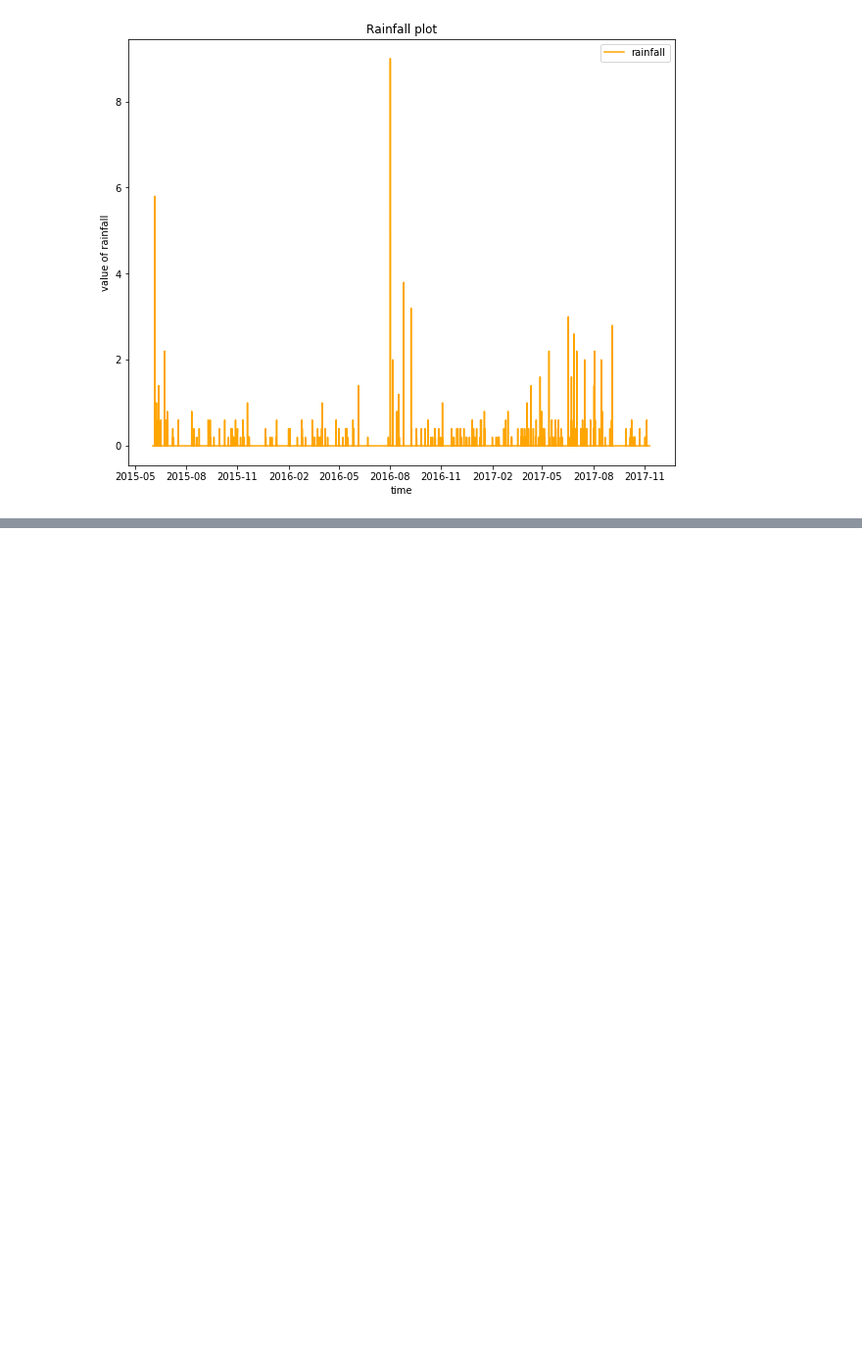
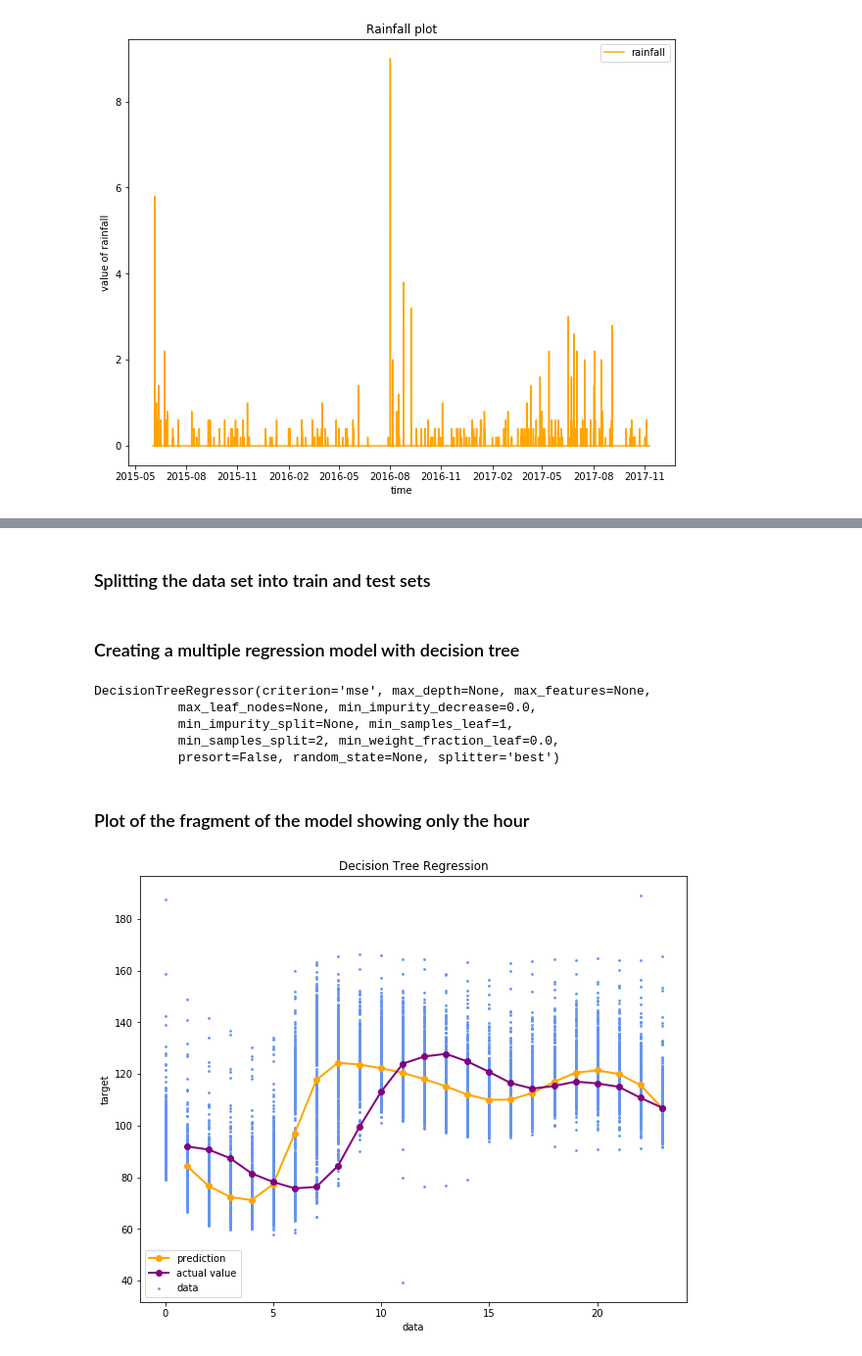
Before and after one commit to efemeryds/flow_exploration, a Jupyter notebook: notebooks/tree-regression-with-rainfall.ipynb, the cells around one changed output, grey strips where cells are left out. Shown at 98% size. Saved outputs shown, nothing was run; the diff lists cells and outputs as text; code cells hidden in the pictures; blank space fills up the shorter version.

```diff
--- a/notebooks/tree-regression-with-rainfall.ipynb
+++ b/notebooks/tree-regression-with-rainfall.ipynb
@@ -116,0 +169,41 @@ plt.show()
+# %% [markdown]
+### Splitting the data set into train and test sets
+# %%
+split_date = pd.datetime(2017,1,1,0,0)
+
+flow_training = flow_set.loc[flow_set['time'] <= split_date]
+flow_test = flow_set.loc[flow_set['time'] > split_date]
+# %%
+X_flow_training = flow_training[['hour','previous-rainfall']]
+Y_flow_training = flow_training['flow']
+X_flow_test = flow_test[['hour','previous-rainfall']]
+Y_flow_test = flow_test['flow']
+# %% [markdown]
+### Creating a multiple regression model with decision tree
+# %%
+regressor = DecisionTreeRegressor()
+regressor.fit(X_flow_training, Y_flow_training)
+# %% [output]
+DecisionTreeRegressor(criterion='mse', max_depth=None, max_features=None,
+           max_leaf_nodes=None, min_impurity_decrease=0.0,
+           min_impurity_split=None, min_samples_leaf=1,
+           min_samples_split=2, min_weight_fraction_leaf=0.0,
+           presort=False, random_state=None, splitter='best')
+# %%
+predict = regressor.predict(X_flow_test)
+# %% [markdown]
+### Plot of the fragment of the model showing only the hour
+# %%
+plt.figure(figsize=(10, 8))
+plt.scatter(X_flow_training['hour'], Y_flow_training, s=3,
+            c="cornflowerblue", label="data")
+plt.plot(X_flow_test['hour'][:23], predict[:23], color="orange",
+         marker="o",label="prediction", linewidth=2)
+plt.plot(X_flow_test['hour'][:23],Y_flow_test[:23], c='purple',marker="o", label="actual value",linewidth=2)
+plt.xlabel("data")
+plt.ylabel("target")
+plt.title("Decision Tree Regression")
+plt.legend()
+plt.show()
+# %% [output]
+[figure, added]
```
Also changed, not shown: parts of 34 cells of this notebook, 1 other file.
